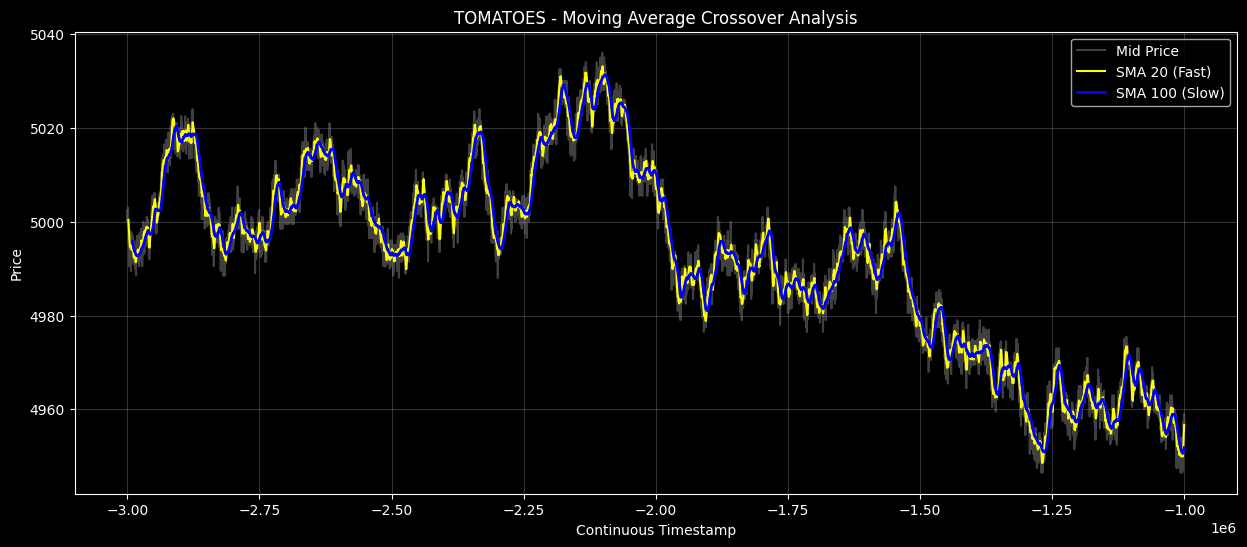
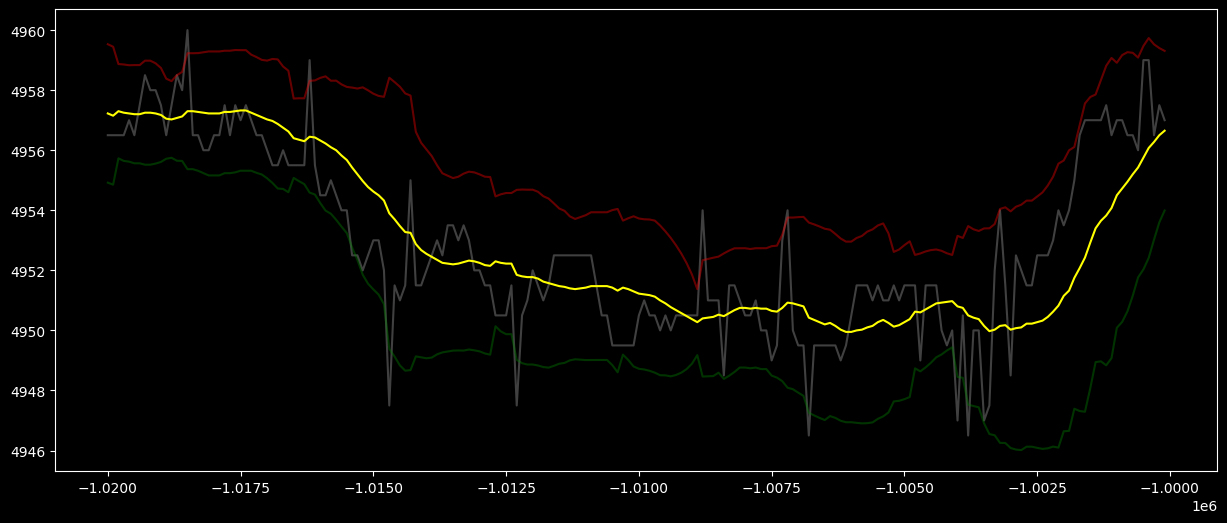
The change to this notebook cell's code, shown as a diff; its figure went from the first image to the second:
--- before
+++ after
@@ -6,9 +6,22 @@
     tom_data['SMA_100'] = tom_data['mid_price'].rolling(window=100).mean()
     
+    tom_data['ZScore'] = (tom_data["mid_price"] - tom_data["SMA_20"]) / tom_data["mid_price"].rolling(window = 20).std()
+    tom_data['POS2ZScore'] = tom_data["SMA_20"] + 2 * tom_data["mid_price"].rolling(window = 20).std()
+    tom_data['NEG2ZScore'] = tom_data["SMA_20"] - 2 * tom_data["mid_price"].rolling(window = 20).std()
+
     plt.figure(figsize=(15, 6))
-    plt.plot(tom_data['t'], tom_data['mid_price'], label='Mid Price', color='grey', alpha=0.5)
-    plt.plot(tom_data['t'], tom_data['SMA_20'], label='SMA 20 (Fast)', color='yellow', linewidth=1.5)
-    plt.plot(tom_data['t'], tom_data['SMA_100'], label='SMA 100 (Slow)', color='blue', linewidth=2)
-    
+    plt.plot(tom_data['t'][-200:], tom_data['mid_price'][-200:], label='Mid Price', color='grey', alpha=0.5)
+    plt.plot(tom_data['t'][-200:], tom_data['SMA_20'][-200:], label='SMA 20 (Fast)', color='yellow', linewidth=1.5)
+    plt.plot(tom_data["t"][-200:], tom_data["POS2ZScore"][-200:], label = "POSITIVE 2 Z Score", color = "red", alpha = 0.4)
+    plt.plot(tom_data["t"][-200:], tom_data["NEG2ZScore"][-200:], label = "NEGATIVE 2 Z Score", color = "green", alpha = 0.4)
+
+    plt.figure(figsize=(15,6))
+    plt.plot(tom_data["t"][-200:], tom_data["ZScore"][-200:], label = "Z Score with 20 MA", color = "grey")
+    plt.axhline(2, color = "red")
+    plt.axhline(-2, color = "green")
+    plt.axhline(0, color = "grey")
+    plt.show()
+
+
     plt.title('TOMATOES - Moving Average Crossover Analysis')
     plt.xlabel('Continuous Timestamp')
@@ -17,2 +30,4 @@
     plt.grid(True, alpha=0.2)
     plt.show()
+
+    

Commit: Changed Tomatoes Strategy